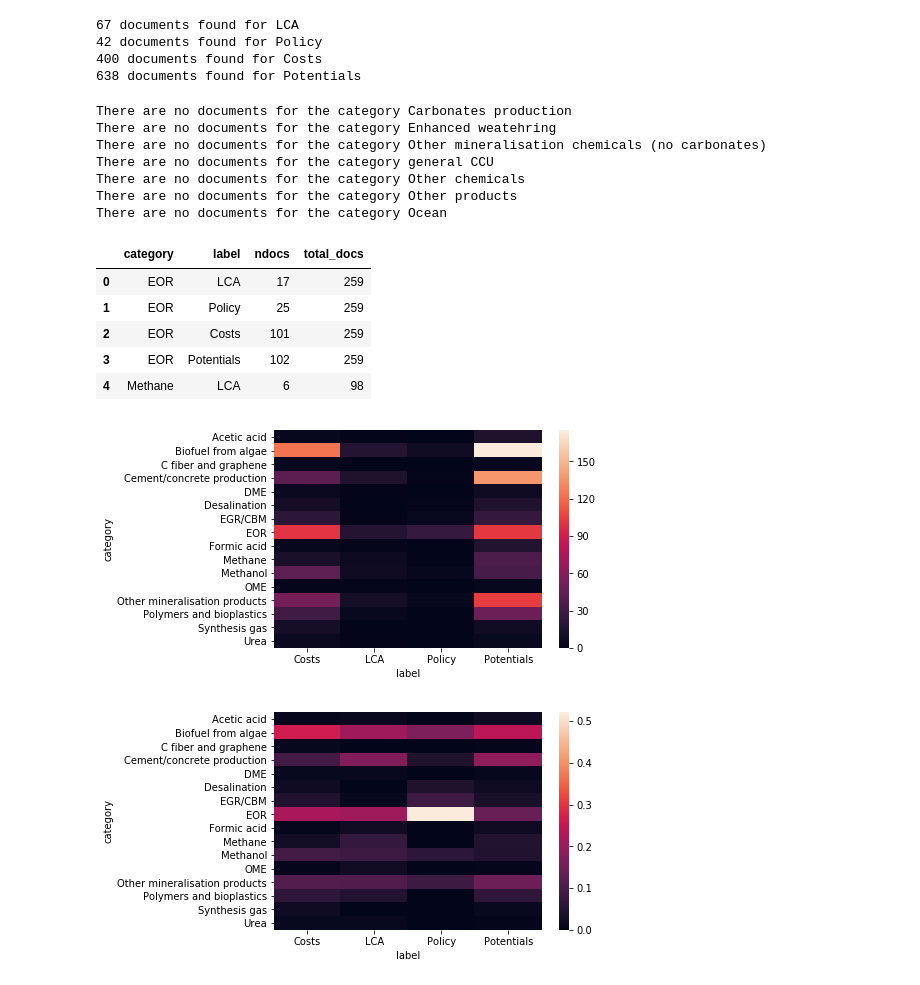
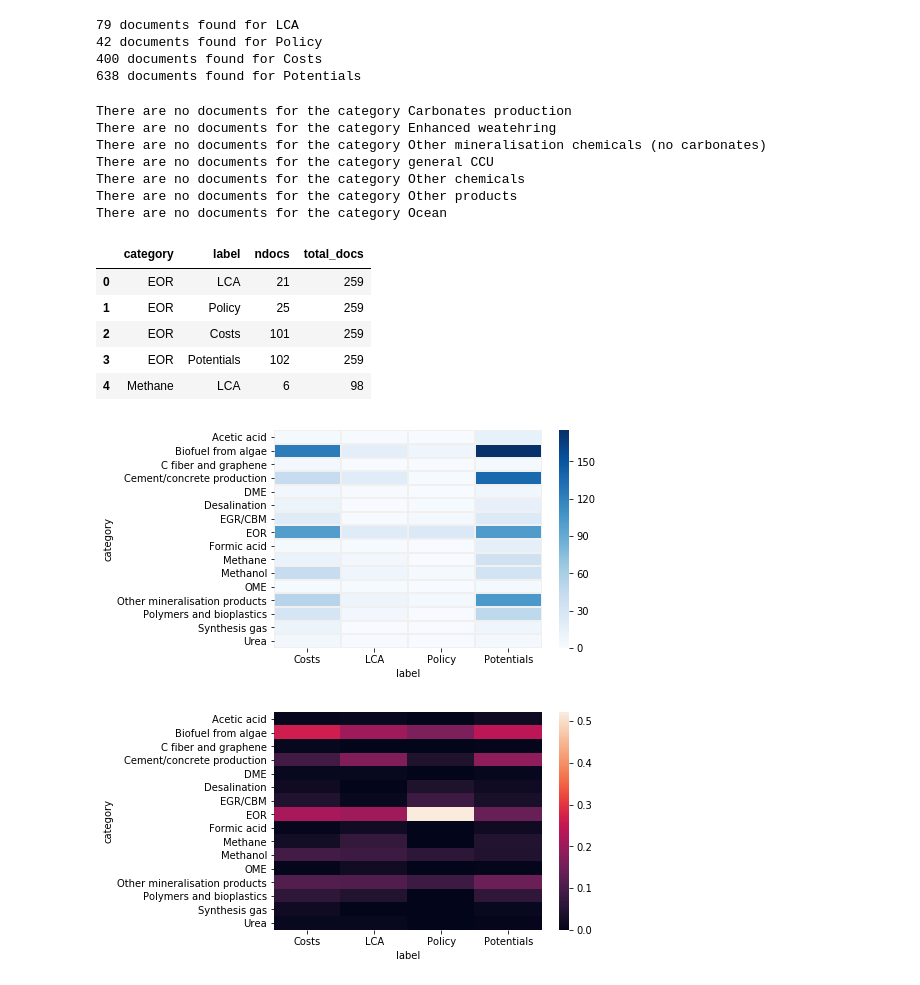
Before and after one commit to mcc-apsis/CCU, a Jupyter notebook: dict_cat_mapping.ipynb, the cells around one changed output. Cells and saved outputs as stored; diff of their text form; code cells hidden in the pictures.

Commit message:
regenerated community graphs with lower threshold

```diff
--- a/dict_cat_mapping.ipynb
+++ b/dict_cat_mapping.ipynb
@@ -24,7 +24,7 @@ docs = Doc.objects.filter(query=q)
 
 labels = [
     #(name, pattern)
-    ("LCA","Life cycle"),
+    ("LCA","Life cycle|LCA"),
     ("Policy","Policy|Government"),
     ("Costs", "cost|price"),
     ("Potentials", "potential")
@@ -34,7 +34,7 @@ for l in labels:
     ldocs = docs.filter(content__iregex=l[1])
     print(f"{ldocs.count()} documents found for {l[0]}")
 # %% [output]
-67 documents found for LCA
+79 documents found for LCA
 42 documents found for Policy
 400 documents found for Costs
 638 documents found for Potentials
@@ -71,7 +71,7 @@ There are no documents for the category Other chemicals
 There are no documents for the category Other products
 There are no documents for the category Ocean
 |  | category | label | ndocs | total_docs |
-| 0 | EOR | LCA | 17 | 259 |
+| 0 | EOR | LCA | 21 | 259 |
 | 1 | EOR | Policy | 25 | 259 |
 | 2 | EOR | Costs | 101 | 259 |
 | 3 | EOR | Potentials | 102 | 259 |
@@ -79,9 +79,14 @@ There are no documents for the category Ocean
 # %%
 df = ldf.pivot(index="category",columns="label",values="ndocs")
 import seaborn as sns
-ax = sns.heatmap(df)
+ax = sns.heatmap(
+    df,cmap="Blues",
+    #square=True,
+    linecolor="#F0F0F0",
+    linewidths=1
+)
 # %% [output]
-[figure, old version]
+[figure, new version]
 # %%
 ## Perhaps we want to show category scores as a percentage of each label
 ldf['label_share'] = ldf['ndocs'] / ldf.label.map(ldf.groupby('label')['ndocs'].sum())
```
Also changed, not shown: 5 other files.
